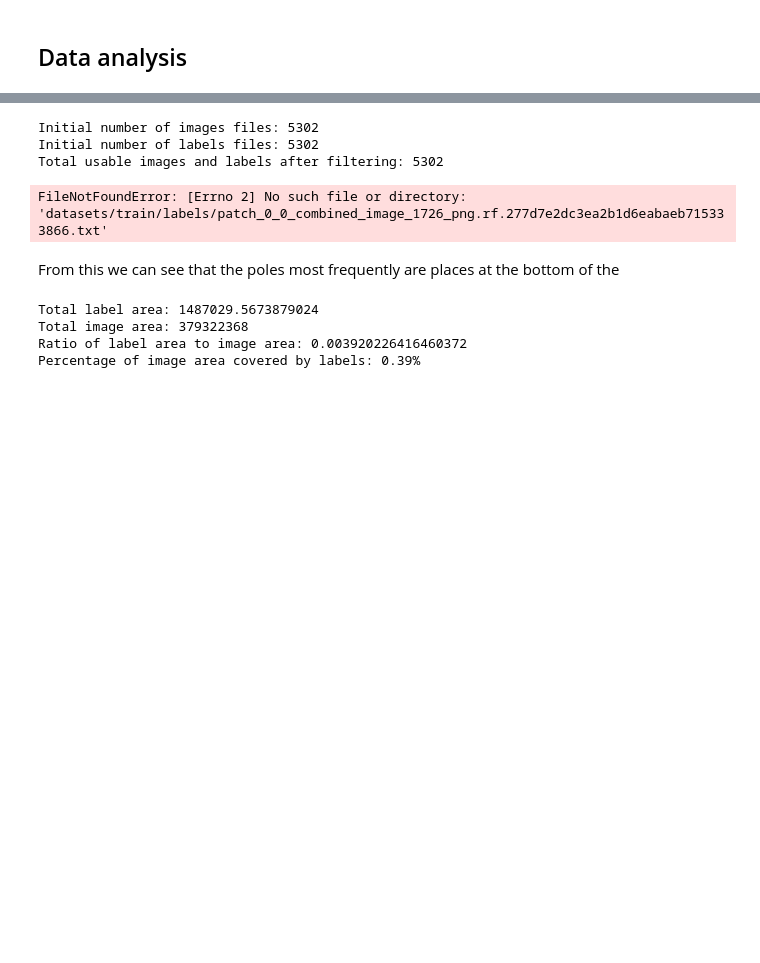
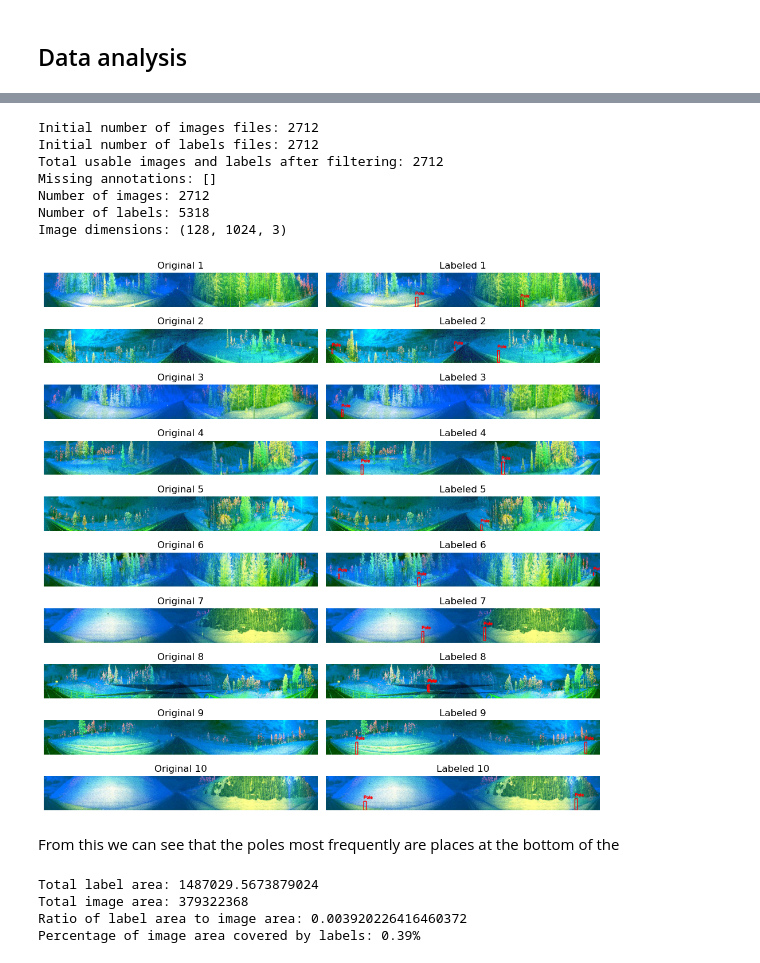
Before and after one commit to ingalm/vi_mini_project, a Jupyter notebook: data_analysis.ipynb, the cells around one changed output, grey strips where cells are left out. Cells and saved outputs as stored; diff of their text form; code cells hidden in the pictures; blank space fills up the shorter version.

```diff
--- a/data_analysis.ipynb
+++ b/data_analysis.ipynb
@@ -100,38 +100,42 @@ def overlay_labels(image_path, label_path):
         cv2.putText(image, f"Pole", (x1, y1 - 10), cv2.FONT_HERSHEY_SIMPLEX, 0.5, (255, 0, 0), 2)
 
     return image
 
 # Display the first 5 images with labels
 num_images_to_display = 10
-plt.figure(figsize=(20, 16))
+plt.figure(figsize=(10, 10))
 
 for i in range(num_images_to_display):
     # Load the original image
     original_image = cv2.imread(IMAGE_PATHS[i])
     original_image = cv2.cvtColor(original_image, cv2.COLOR_BGR2RGB)
 
     # Overlay labels on the image
     labeled_image = overlay_labels(IMAGE_PATHS[i], LABEL_PATHS[i])
 
     # Add subplot for the original image (left column)
     plt.subplot(num_images_to_display, 2, 2 * i + 1)
     plt.imshow(original_image)
     plt.axis('off')  # Hide axes for better visualization
     plt.title(f"Original {i + 1}")
 
     # Add subplot for the labeled image (right column)
     plt.subplot(num_images_to_display, 2, 2 * i + 2)
     plt.imshow(labeled_image)
     plt.axis('off')  # Hide axes for better visualization
     plt.title(f"Labeled {i + 1}")
 
 plt.tight_layout()
 plt.show()
 # %% [output]
-Initial number of images files: 5302
-Initial number of labels files: 5302
-Total usable images and labels after filtering: 5302
+Initial number of images files: 2712
+Initial number of labels files: 2712
+Total usable images and labels after filtering: 2712
+Missing annotations: []
+Number of images: 2712
+Number of labels: 5318
+Image dimensions: (128, 1024, 3)
-FileNotFoundError: [Errno 2] No such file or directory: 'datasets/train/labels/patch_0_0_combined_image_1726_png.rf.277d7e2dc3ea2b1d6eabaeb715333866.txt'
+[figure, added]
 # %% [markdown]
 From this we can see that the poles most frequently are places at the bottom of the
 # %%
```
Also changed, not shown: parts of 1 cell of this notebook, 1 other file.
